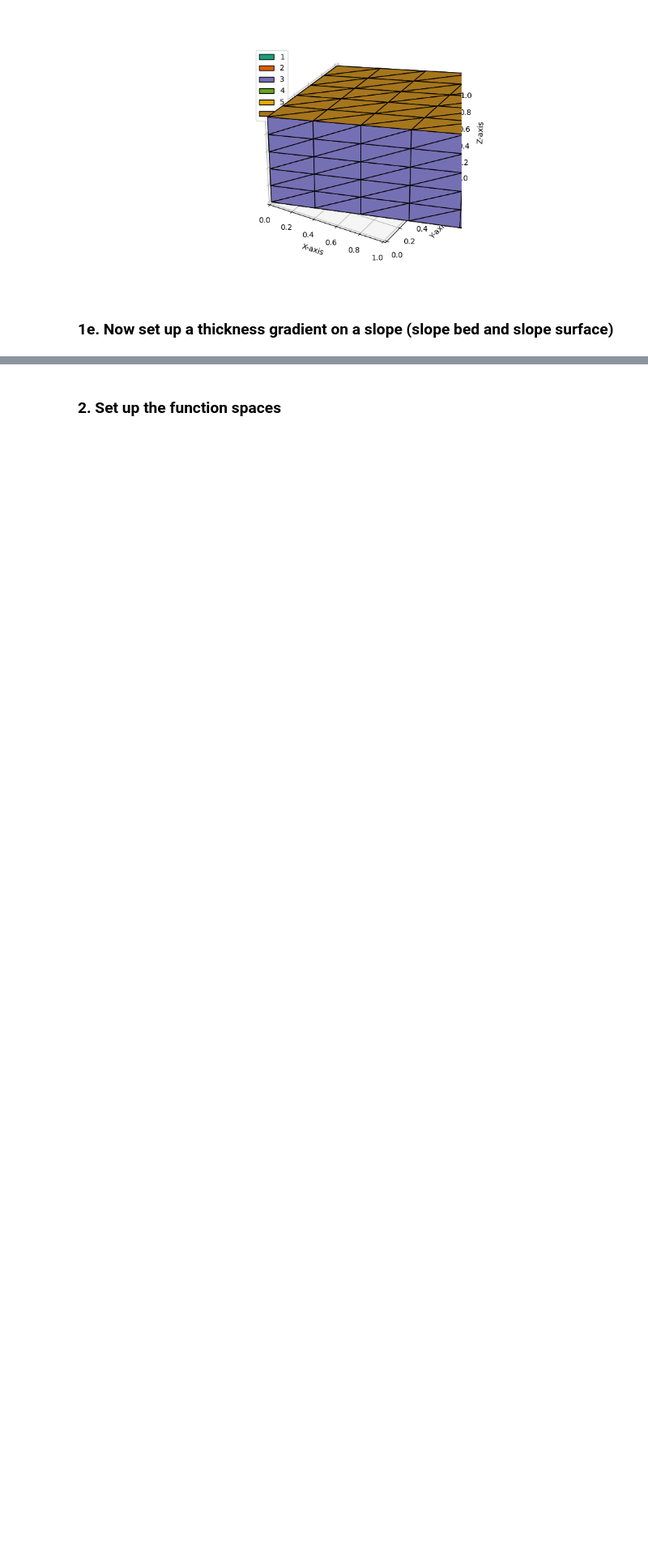
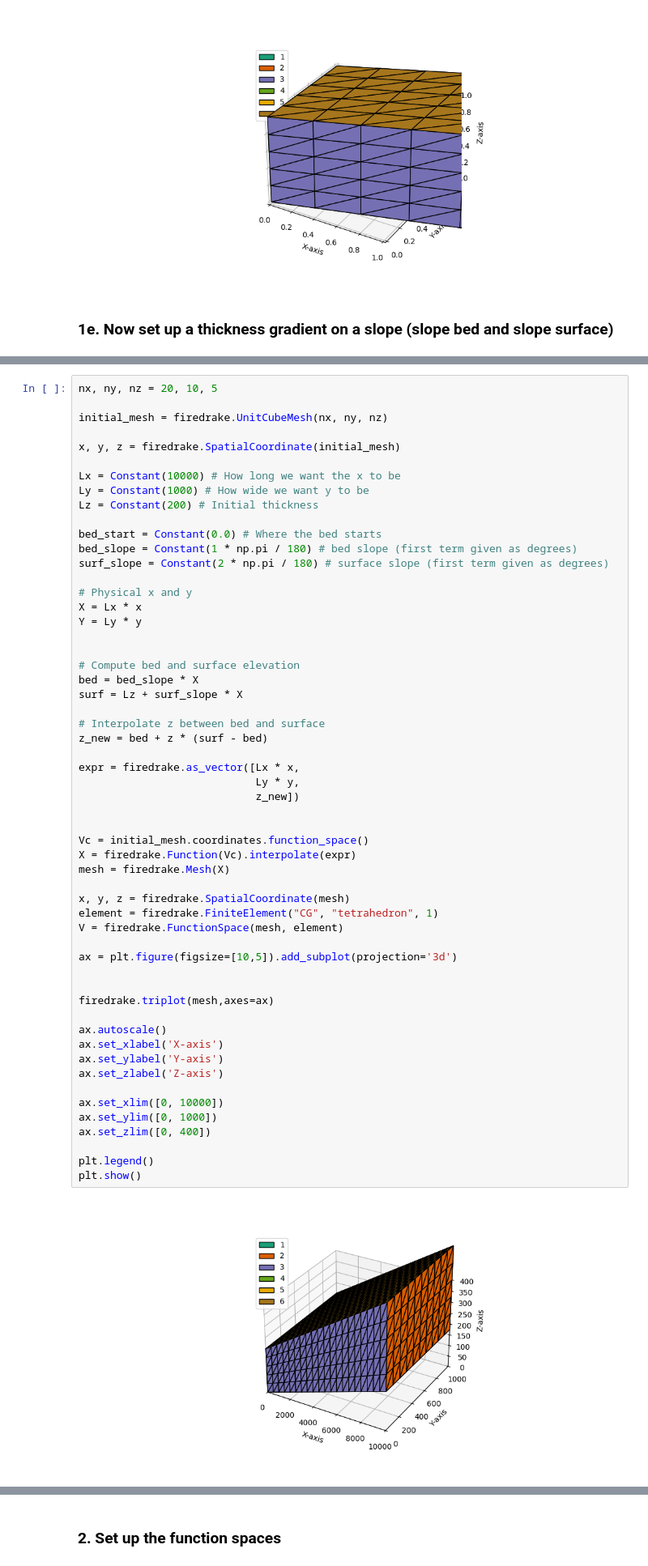
Before and after one commit to johnmorganmanos/AH_temp_paper, a Jupyter notebook: Processing_notebooks/3d_testing.ipynb, the cells around one changed output, grey strips where cells are left out. Shown at 81% size. Cells and saved outputs as stored; diff of their text form; blank space fills up the shorter version.

```diff
--- a/Processing_notebooks/3d_testing.ipynb
+++ b/Processing_notebooks/3d_testing.ipynb
@@ -216,0 +230,58 @@ plt.show()
+# %%
+nx, ny, nz = 20, 10, 5
+
+initial_mesh = firedrake.UnitCubeMesh(nx, ny, nz)
+
+x, y, z = firedrake.SpatialCoordinate(initial_mesh)
+
+Lx = Constant(10000) # How long we want the x to be
+Ly = Constant(1000) # How wide we want y to be
+Lz = Constant(200) # Initial thickness
+
+bed_start = Constant(0.0) # Where the bed starts
+bed_slope = Constant(1 * np.pi / 180) # bed slope (first term given as degrees)
+surf_slope = Constant(2 * np.pi / 180) # surface slope (first term given as degrees)
+
+# Physical x and y
+X = Lx * x
+Y = Ly * y
+
+
+# Compute bed and surface elevation
+bed = bed_slope * X
+surf = Lz + surf_slope * X
+
+# Interpolate z between bed and surface
+z_new = bed + z * (surf - bed)
+
+expr = firedrake.as_vector([Lx * x,
+                            Ly * y,
+                            z_new])
+
+
+Vc = initial_mesh.coordinates.function_space()
+X = firedrake.Function(Vc).interpolate(expr)
+mesh = firedrake.Mesh(X)
+
+x, y, z = firedrake.SpatialCoordinate(mesh)
+element = firedrake.FiniteElement("CG", "tetrahedron", 1)
+V = firedrake.FunctionSpace(mesh, element)
+
+ax = plt.figure(figsize=[10,5]).add_subplot(projection='3d')
+
+
+firedrake.triplot(mesh,axes=ax)
+
+ax.autoscale()
+ax.set_xlabel('X-axis')
+ax.set_ylabel('Y-axis')
+ax.set_zlabel('Z-axis')
+
+ax.set_xlim([0, 10000])
+ax.set_ylim([0, 1000])
+ax.set_zlim([0, 400])
+
+plt.legend()
+plt.show()
+# %% [output]
+[figure, added]
```
Also changed, not shown: parts of 17 cells of this notebook.
